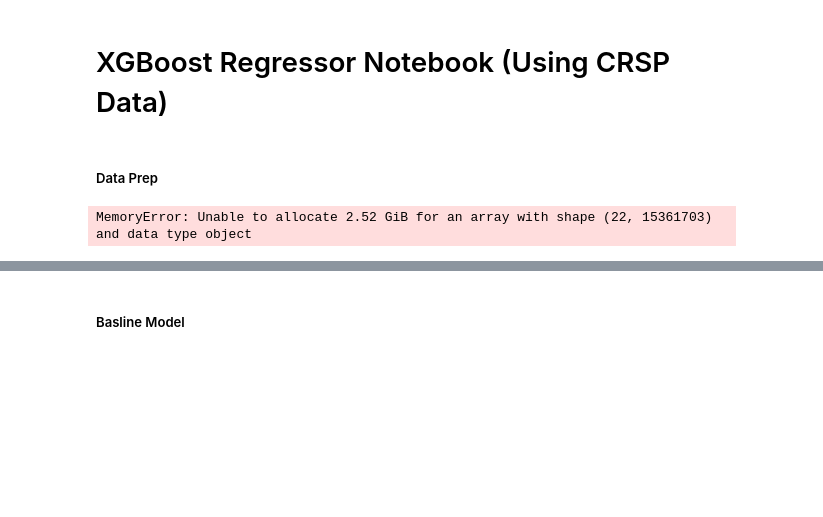
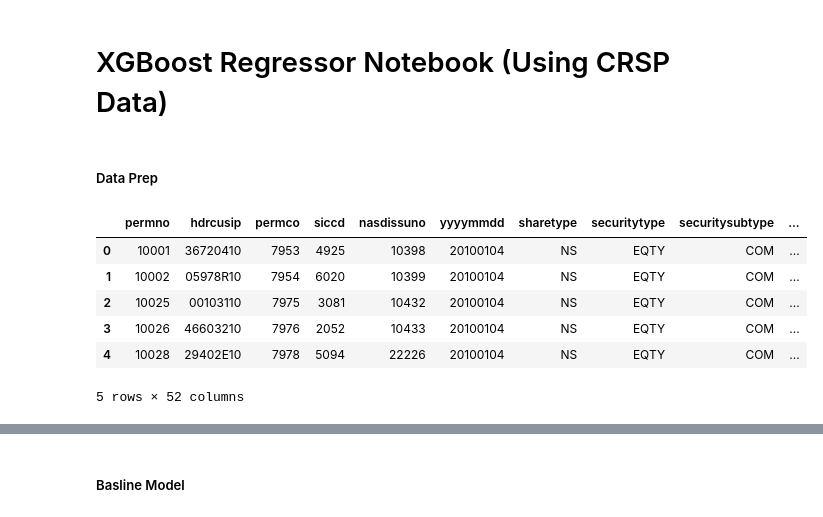
Before and after one commit to jgte29/datasci207sec10su26-group2-finalproj, a Jupyter notebook: xgboost_regressor.ipynb, the cells around one changed output, grey strips where cells are left out. Saved outputs shown, nothing was run; the diff lists cells and outputs as text; code cells hidden in the pictures; blank space fills up the shorter version.

```diff
--- a/xgboost_regressor.ipynb
+++ b/xgboost_regressor.ipynb
@@ -20,7 +23,16 @@ EXIT_PROP = 1.0
 # %%
 data = pd.read_csv('./data/crsp_dsf.csv')
 data[DATE_COL] = data[DATE_COL].astype('datetime64[s]')
-data = data.dropna(subset=NUM_COL).reset_index(drop=True)
+data = data.dropna(subset='dlyclose').reset_index(drop=True)
+data['dlyvol'] = data['dlyvol'].fillna(0)
+data['tot_shares'] = (data['dlycap'] / data['dlyprc']).round(0)
+data[NUM_COL] = data['dlyclose'] * data['tot_shares'] / 1000000
 data.head()
 # %% [output]
+|  | permno | hdrcusip | permco | siccd | nasdissuno | yyyymmdd | sharetype | securitytype | securitysubtype | ... |
+| 0 | 10001 | 36720410 | 7953 | 4925 | 10398 | 20100104 | NS | EQTY | COM | ... |
+| 1 | 10002 | 05978R10 | 7954 | 6020 | 10399 | 20100104 | NS | EQTY | COM | ... |
+| 2 | 10025 | 00103110 | 7975 | 3081 | 10432 | 20100104 | NS | EQTY | COM | ... |
+| 3 | 10026 | 46603210 | 7976 | 2052 | 10433 | 20100104 | NS | EQTY | COM | ... |
+| 4 | 10028 | 29402E10 | 7978 | 5094 | 22226 | 20100104 | NS | EQTY | COM | ... |
-MemoryError: Unable to allocate 2.52 GiB for an array with shape (22, 15361703) and data type object
+5 rows × 52 columns
```
Also changed, not shown: parts of 10 cells of this notebook, 3 other files.
